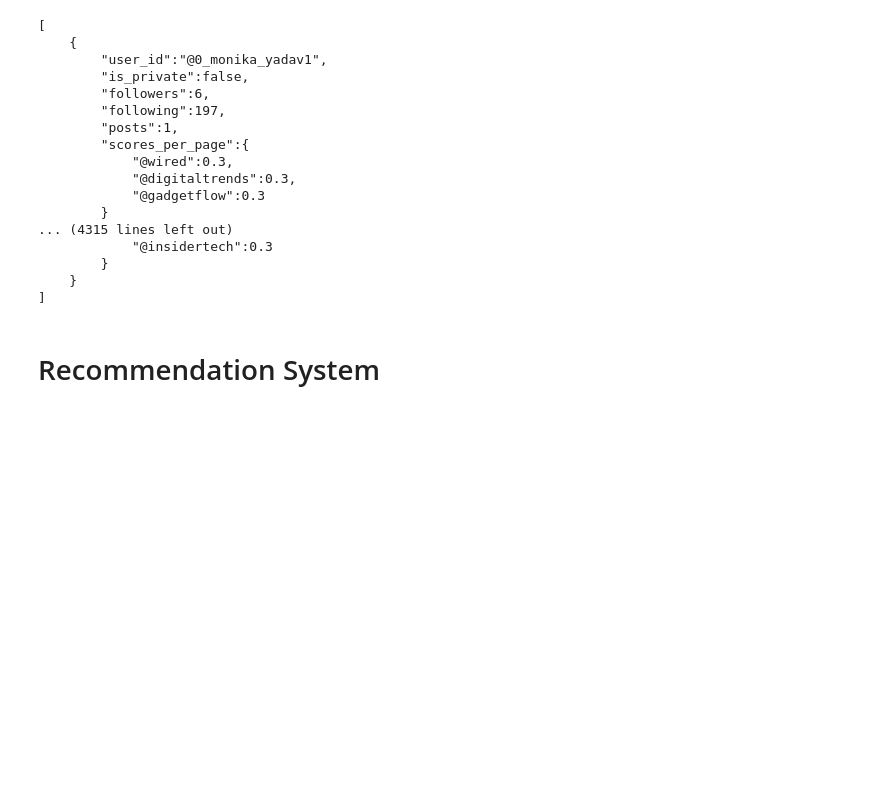
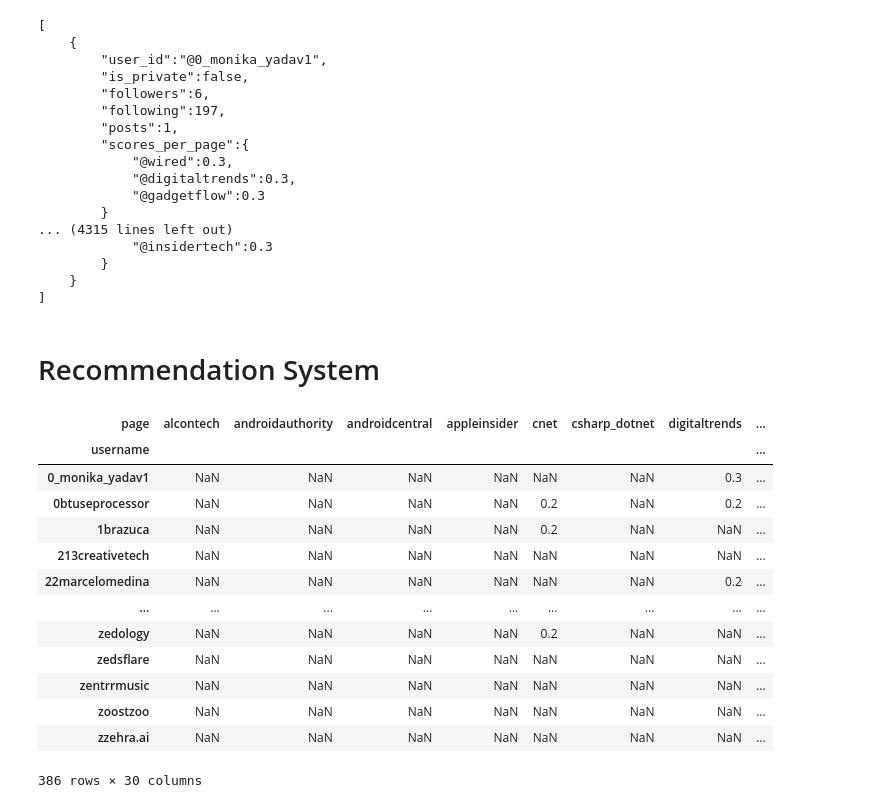
Before and after one commit to stormaref/BigData-FinalProject, a Jupyter notebook: Instagram/insta.ipynb, the cells around one changed output. Cells and saved outputs as stored; diff of their text form; code cells hidden in the pictures; blank space fills up the shorter version.

```diff
--- a/Instagram/insta.ipynb
+++ b/Instagram/insta.ipynb
@@ -420,3 +420,22 @@ print(result_df.to_json(orient='records', indent=4))
 ]
 # %% [markdown]
 # Recommendation System
+# %%
+df = pd.read_csv('common_user_ratings.csv')
+rating_matrix = df.pivot(index='username', columns='page', values='score')
+rating_matrix
+# %% [output]
+| page | alcontech | androidauthority | androidcentral | appleinsider | cnet | csharp_dotnet | digitaltrends | ... |
+| username |  |  |  |  |  |  |  | ... |
+| 0_monika_yadav1 | NaN | NaN | NaN | NaN | NaN | NaN | 0.3 | ... |
+| 0btuseprocessor | NaN | NaN | NaN | NaN | 0.2 | NaN | 0.2 | ... |
+| 1brazuca | NaN | NaN | NaN | NaN | 0.2 | NaN | NaN | ... |
+| 213creativetech | NaN | NaN | NaN | NaN | NaN | NaN | NaN | ... |
+| 22marcelomedina | NaN | NaN | NaN | NaN | NaN | NaN | 0.2 | ... |
+| ... | ... | ... | ... | ... | ... | ... | ... | ... |
+| zedology | NaN | NaN | NaN | NaN | 0.2 | NaN | NaN | ... |
+| zedsflare | NaN | NaN | NaN | NaN | NaN | NaN | NaN | ... |
+| zentrrmusic | NaN | NaN | NaN | NaN | NaN | NaN | NaN | ... |
+| zoostzoo | NaN | NaN | NaN | NaN | NaN | NaN | NaN | ... |
+| zzehra.ai | NaN | NaN | NaN | NaN | NaN | NaN | NaN | ... |
+386 rows × 30 columns
```
Also changed, not shown: 1 other file.
